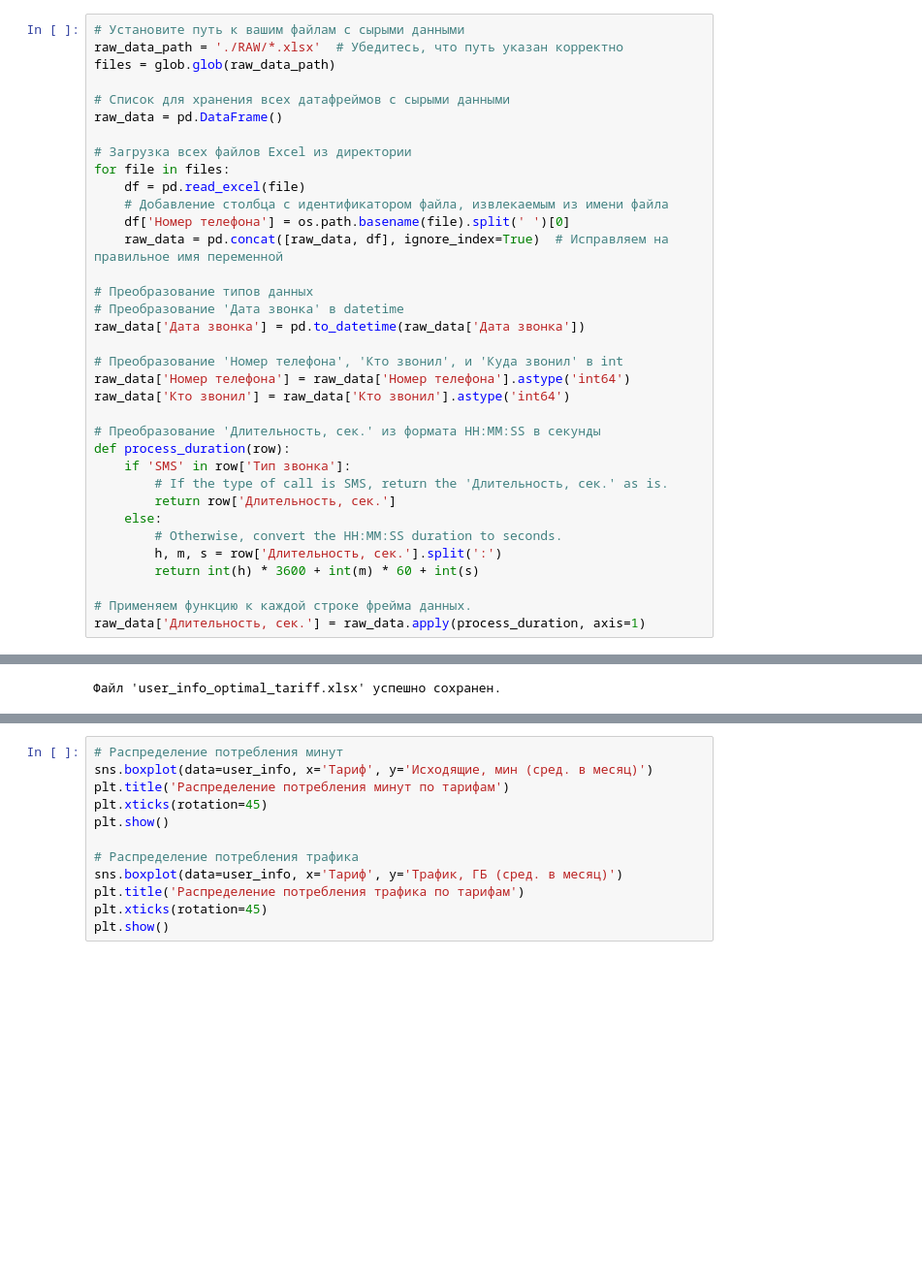
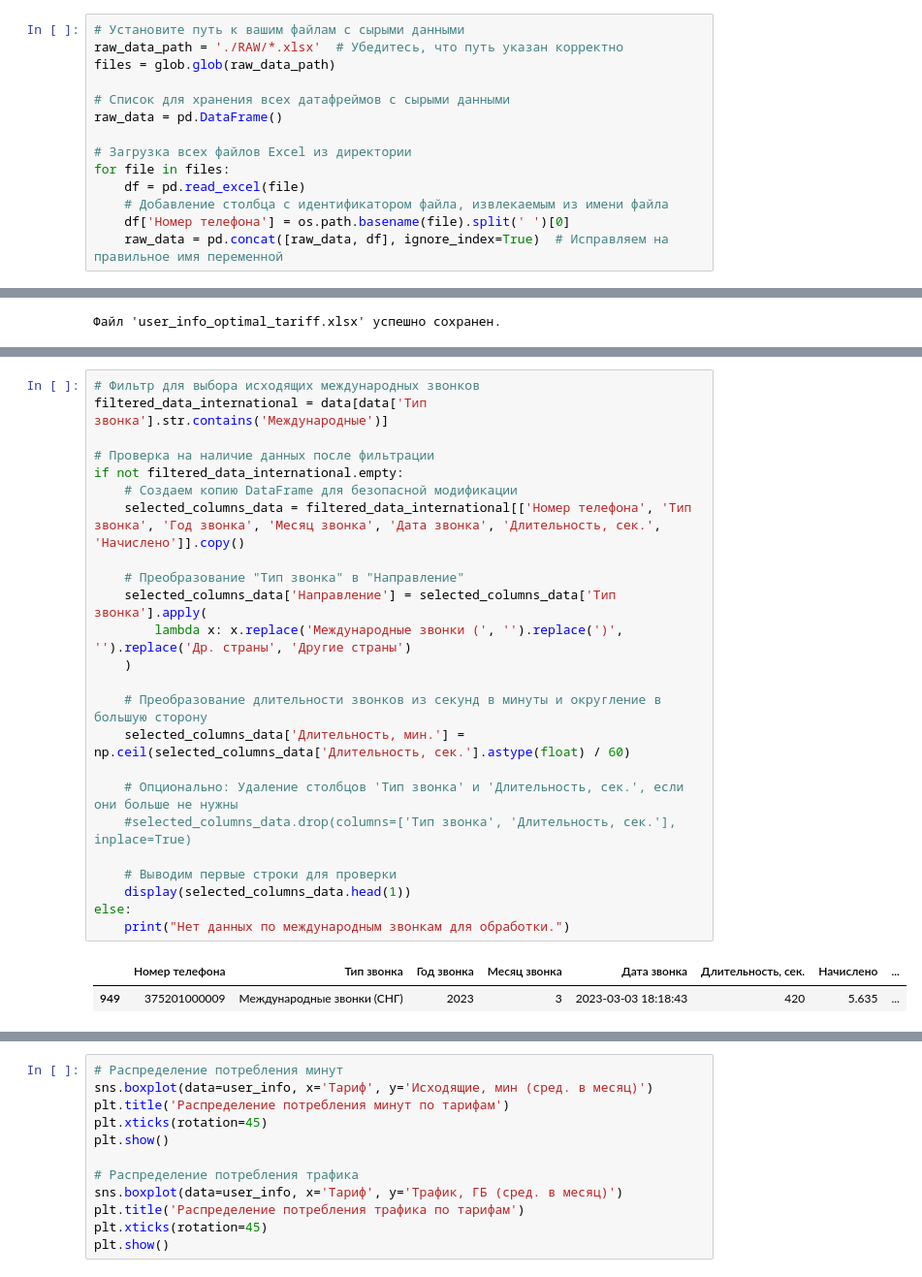
Before and after one commit to 51n1au5k1/A1-CORP, a Jupyter notebook: oprimal_tariff_and_analytics.ipynb, the cells around one changed output, grey strips where cells are left out. Shown: that part at 97% size. Saved outputs shown, nothing was run; the diff lists cells and outputs as text; blank space fills up the shorter version.

```diff
--- a/oprimal_tariff_and_analytics.ipynb
+++ b/oprimal_tariff_and_analytics.ipynb
@@ -91,24 +247,3 @@ for file in files:
     # Добавление столбца с идентификатором файла, извлекаемым из имени файла
     df['Номер телефона'] = os.path.basename(file).split(' ')[0]
     raw_data = pd.concat([raw_data, df], ignore_index=True)  # Исправляем на правильное имя переменной
-
-# Преобразование типов данных
-# Преобразование 'Дата звонка' в datetime
-raw_data['Дата звонка'] = pd.to_datetime(raw_data['Дата звонка'])
-
-# Преобразование 'Номер телефона', 'Кто звонил', и 'Куда звонил' в int
-raw_data['Номер телефона'] = raw_data['Номер телефона'].astype('int64')
-raw_data['Кто звонил'] = raw_data['Кто звонил'].astype('int64')
-
-# Преобразование 'Длительность, сек.' из формата HH:MM:SS в секунды
-def process_duration(row):
-    if 'SMS' in row['Тип звонка']:
-        # If the type of call is SMS, return the 'Длительность, сек.' as is.
-        return row['Длительность, сек.']
-    else:
-        # Otherwise, convert the HH:MM:SS duration to seconds.
-        h, m, s = row['Длительность, сек.'].split(':')
-        return int(h) * 3600 + int(m) * 60 + int(s)
-
-# Применяем функцию к каждой строке фрейма данных.
-raw_data['Длительность, сек.'] = raw_data.apply(process_duration, axis=1)
@@ -375,0 +653,27 @@ print(f"Файл '{excel_filename}' успешно сохранен.")
+# %%
+# Фильтр для выбора исходящих международных звонков
+filtered_data_international = data[data['Тип звонка'].str.contains('Международные')]
+
+# Проверка на наличие данных после фильтрации
+if not filtered_data_international.empty:
+    # Создаем копию DataFrame для безопасной модификации
+    selected_columns_data = filtered_data_international[['Номер телефона', 'Тип звонка', 'Год звонка', 'Месяц звонка', 'Дата звонка', 'Длительность, сек.', 'Начислено']].copy()
+
+    # Преобразование "Тип звонка" в "Направление"
+    selected_columns_data['Направление'] = selected_columns_data['Тип звонка'].apply(
+        lambda x: x.replace('Международные звонки (', '').replace(')', '').replace('Др. страны', 'Другие страны')
+    )
+
+    # Преобразование длительности звонков из секунд в минуты и округление в большую сторону
+    selected_columns_data['Длительность, мин.'] = np.ceil(selected_columns_data['Длительность, сек.'].astype(float) / 60)
+
+    # Опционально: Удаление столбцов 'Тип звонка' и 'Длительность, сек.', если они больше не нужны
+    #selected_columns_data.drop(columns=['Тип звонка', 'Длительность, сек.'], inplace=True)
+
+    # Выводим первые строки для проверки
+    display(selected_columns_data.head(1))
+else:
+    print("Нет данных по международным звонкам для обработки.")
+# %% [output]
+|  | Номер телефона | Тип звонка | Год звонка | Месяц звонка | Дата звонка | Длительность, сек. | Начислено | ... |
+| 949 | 375201000009 | Международные звонки (СНГ) | 2023 | 3 | 2023-03-03 18:18:43 | 420 | 5.635 | ... |
```
Also changed, not shown: parts of 64 cells of this notebook, 6 other files.
